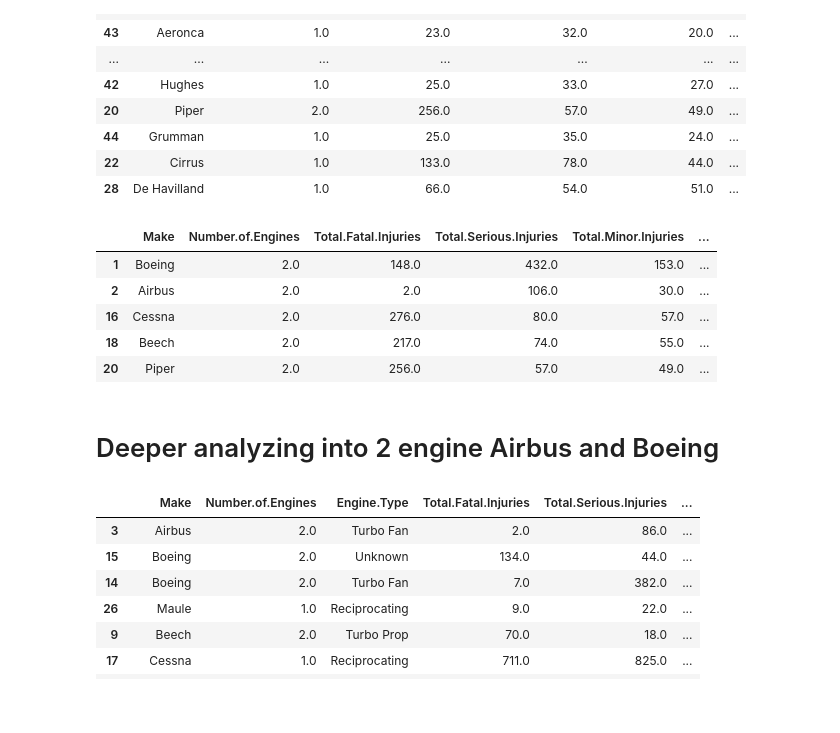
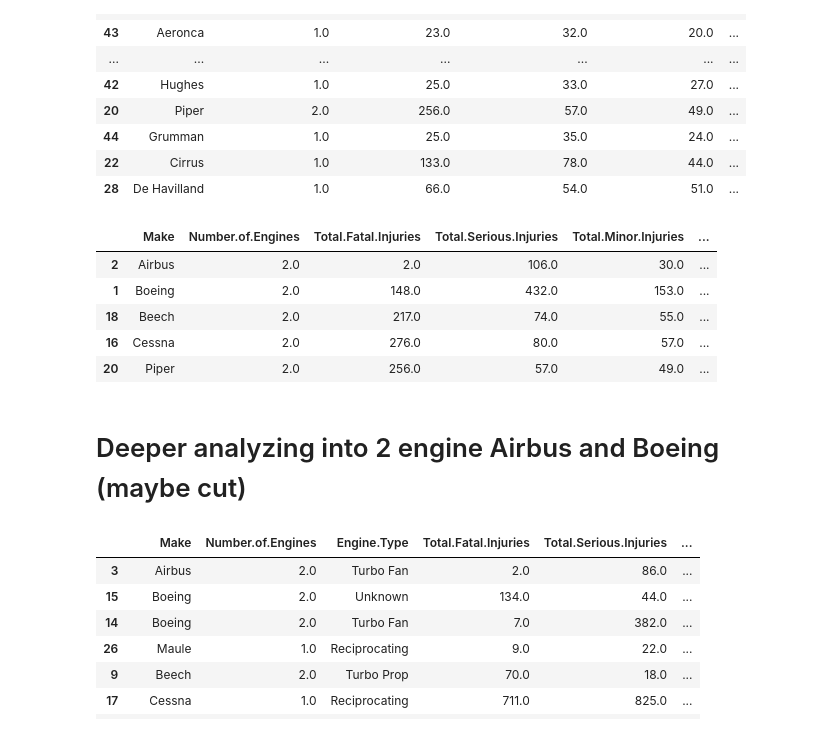
Before and after one commit to MrPolarBear/project1phase1, a Jupyter notebook: project_1/project_1_analysis.ipynb, the cells around one changed output. Drawn from its saved outputs; the diff is of its cells as text; code cells hidden in the pictures; blank space fills up the shorter version.

```diff
--- a/project_1/project_1_analysis.ipynb
+++ b/project_1/project_1_analysis.ipynb
@@ -114,16 +114,18 @@ new_sum_engine_make.sort_values(by = 'uninjured_perc', ascending = False).head(2
 | 22 | Cirrus | 1.0 | 133.0 | 78.0 | 44.0 | ... |
 | 28 | De Havilland | 1.0 | 66.0 | 54.0 | 51.0 | ... |
 # %%
-new_sum_engine_make[new_sum_engine_make['Number.of.Engines'] == 2]
+new_sum_engine_make[new_sum_engine_make['Number.of.Engines'] == 2].sort_values(by = 'uninjured_perc', ascending = False)
+
+#deeper look at 2 engines
 # %% [output]
 |  | Make | Number.of.Engines | Total.Fatal.Injuries | Total.Serious.Injuries | Total.Minor.Injuries | ... |
+| 2 | Airbus | 2.0 | 2.0 | 106.0 | 30.0 | ... |
 | 1 | Boeing | 2.0 | 148.0 | 432.0 | 153.0 | ... |
-| 2 | Airbus | 2.0 | 2.0 | 106.0 | 30.0 | ... |
+| 18 | Beech | 2.0 | 217.0 | 74.0 | 55.0 | ... |
 | 16 | Cessna | 2.0 | 276.0 | 80.0 | 57.0 | ... |
-| 18 | Beech | 2.0 | 217.0 | 74.0 | 55.0 | ... |
 | 20 | Piper | 2.0 | 256.0 | 57.0 | 49.0 | ... |
 # %% [markdown]
-# Deeper analyzing into 2 engine Airbus and Boeing
+# Deeper analyzing into 2 engine Airbus and Boeing (maybe cut)
 # %%
 airbus_boeing_2eng = df_edited2.groupby(['Make','Number.of.Engines','Engine.Type']).sum()
 # %%
```
Also changed, not shown: parts of 23 cells of this notebook.
